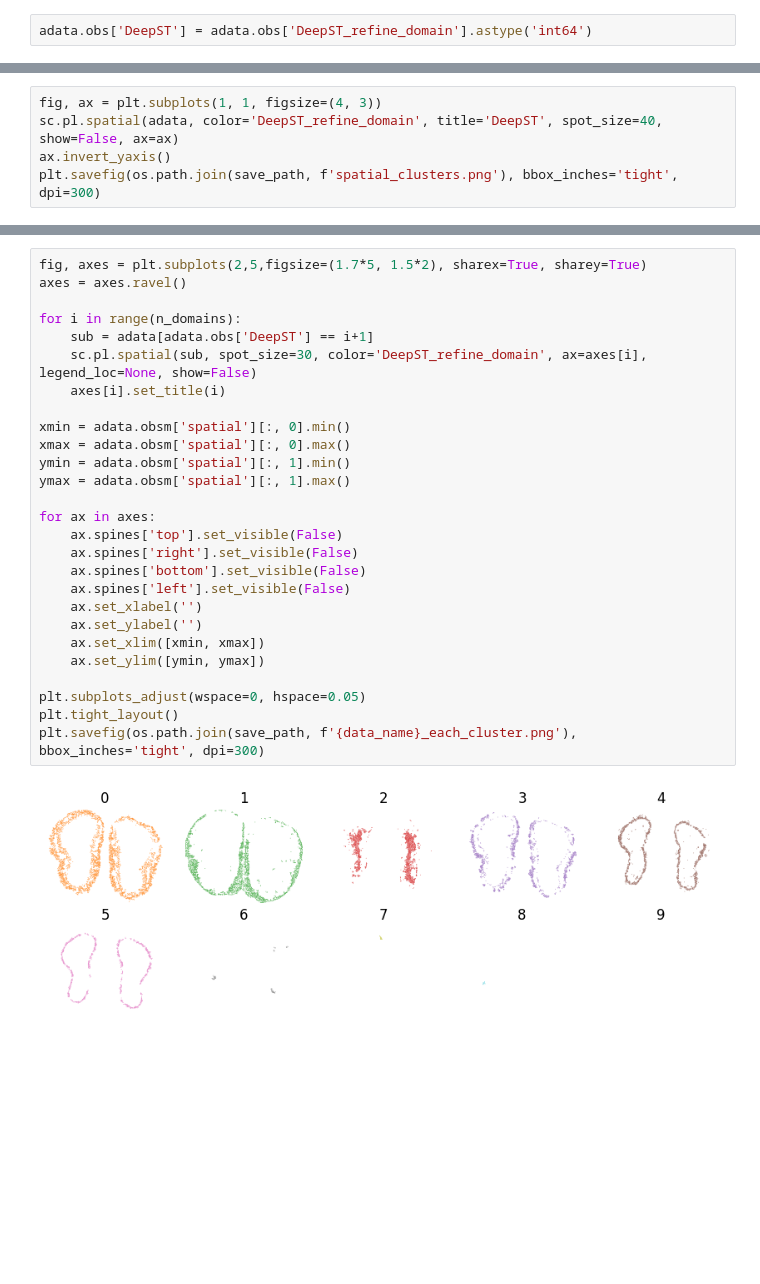
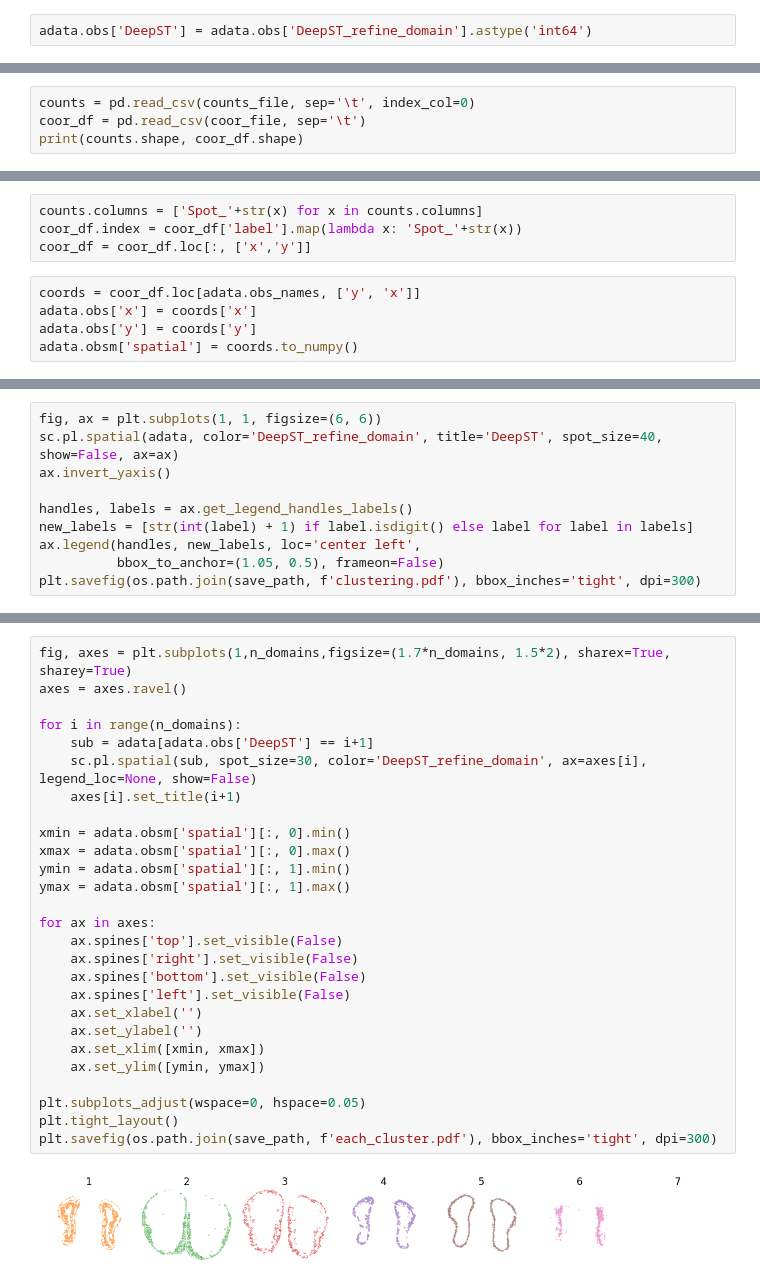
Before and after one commit to toan-ly/Spatial-Transcriptomics-Benchmark, a Jupyter notebook: DeepST/Stereo_seq_DeepST.ipynb, the cells around one changed output, grey strips where cells are left out. Saved outputs shown, nothing was run; the diff lists cells and outputs as text; blank space fills up the shorter version.

```diff
--- a/DeepST/Stereo_seq_DeepST.ipynb
+++ b/DeepST/Stereo_seq_DeepST.ipynb
@@ -182,0 +185,4 @@ adata.obs
+# %%
+counts = pd.read_csv(counts_file, sep='\t', index_col=0)
+coor_df = pd.read_csv(coor_file, sep='\t')
+print(counts.shape, coor_df.shape)
@@ -182,0 +191,9 @@ adata.obs
+# %%
+counts.columns = ['Spot_'+str(x) for x in counts.columns]
+coor_df.index = coor_df['label'].map(lambda x: 'Spot_'+str(x))
+coor_df = coor_df.loc[:, ['x','y']]
+# %%
+coords = coor_df.loc[adata.obs_names, ['y', 'x']]
+adata.obs['x'] = coords['x']
+adata.obs['y'] = coords['y']
+adata.obsm['spatial'] = coords.to_numpy()
@@ -183,6 +208,11 @@ adata.obs
 # %%
-fig, ax = plt.subplots(1, 1, figsize=(4, 3))
+fig, ax = plt.subplots(1, 1, figsize=(6, 6))
 sc.pl.spatial(adata, color='DeepST_refine_domain', title='DeepST', spot_size=40, show=False, ax=ax)
 ax.invert_yaxis()
-plt.savefig(os.path.join(save_path, f'spatial_clusters.png'), bbox_inches='tight', dpi=300)
+
+handles, labels = ax.get_legend_handles_labels()
+new_labels = [str(int(label) + 1) if label.isdigit() else label for label in labels]
+ax.legend(handles, new_labels, loc='center left',
+          bbox_to_anchor=(1.05, 0.5), frameon=False)
+plt.savefig(os.path.join(save_path, f'clustering.pdf'), bbox_inches='tight', dpi=300)
 # %% [output]
@@ -206,29 +236,29 @@ adata.obs
 # %%
-fig, axes = plt.subplots(2,5,figsize=(1.7*5, 1.5*2), sharex=True, sharey=True)
+fig, axes = plt.subplots(1,n_domains,figsize=(1.7*n_domains, 1.5*2), sharex=True, sharey=True)
 axes = axes.ravel()
 
 for i in range(n_domains):
     sub = adata[adata.obs['DeepST'] == i+1]
     sc.pl.spatial(sub, spot_size=30, color='DeepST_refine_domain', ax=axes[i], legend_loc=None, show=False)
-    axes[i].set_title(i)
+    axes[i].set_title(i+1)
 
 xmin = adata.obsm['spatial'][:, 0].min()
 xmax = adata.obsm['spatial'][:, 0].max()
 ymin = adata.obsm['spatial'][:, 1].min()
 ymax = adata.obsm['spatial'][:, 1].max()
 
 for ax in axes:
     ax.spines['top'].set_visible(False)
     ax.spines['right'].set_visible(False)
     ax.spines['bottom'].set_visible(False)
     ax.spines['left'].set_visible(False)
     ax.set_xlabel('')
     ax.set_ylabel('')
     ax.set_xlim([xmin, xmax])
     ax.set_ylim([ymin, ymax])
 
 plt.subplots_adjust(wspace=0, hspace=0.05)
 plt.tight_layout()
-plt.savefig(os.path.join(save_path, f'{data_name}_each_cluster.png'), bbox_inches='tight', dpi=300)
+plt.savefig(os.path.join(save_path, f'each_cluster.pdf'), bbox_inches='tight', dpi=300)
 # %% [output]
-[figure, old version]
+[figure, new version]
```
Also changed, not shown: parts of 14 cells of this notebook, 2 other files.
